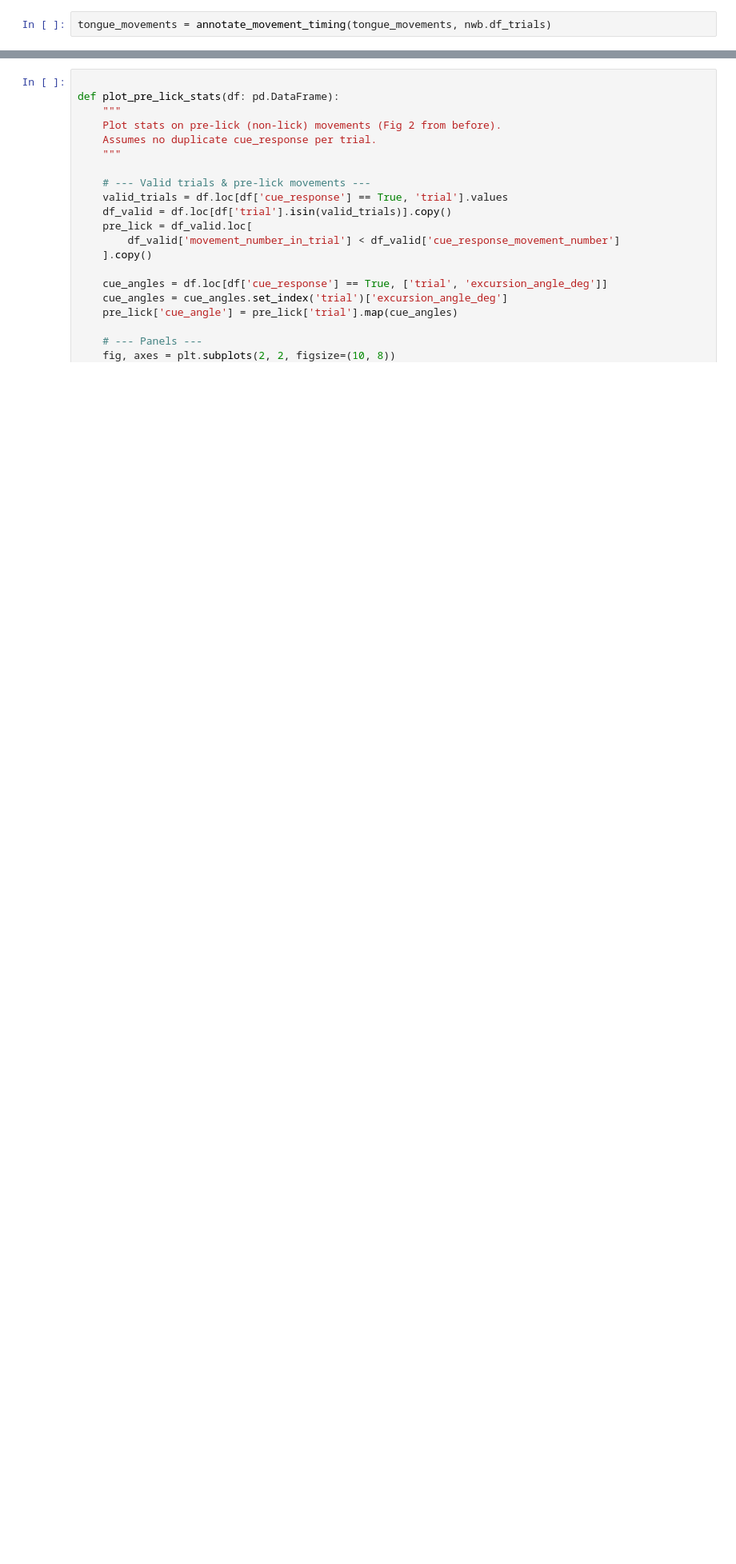
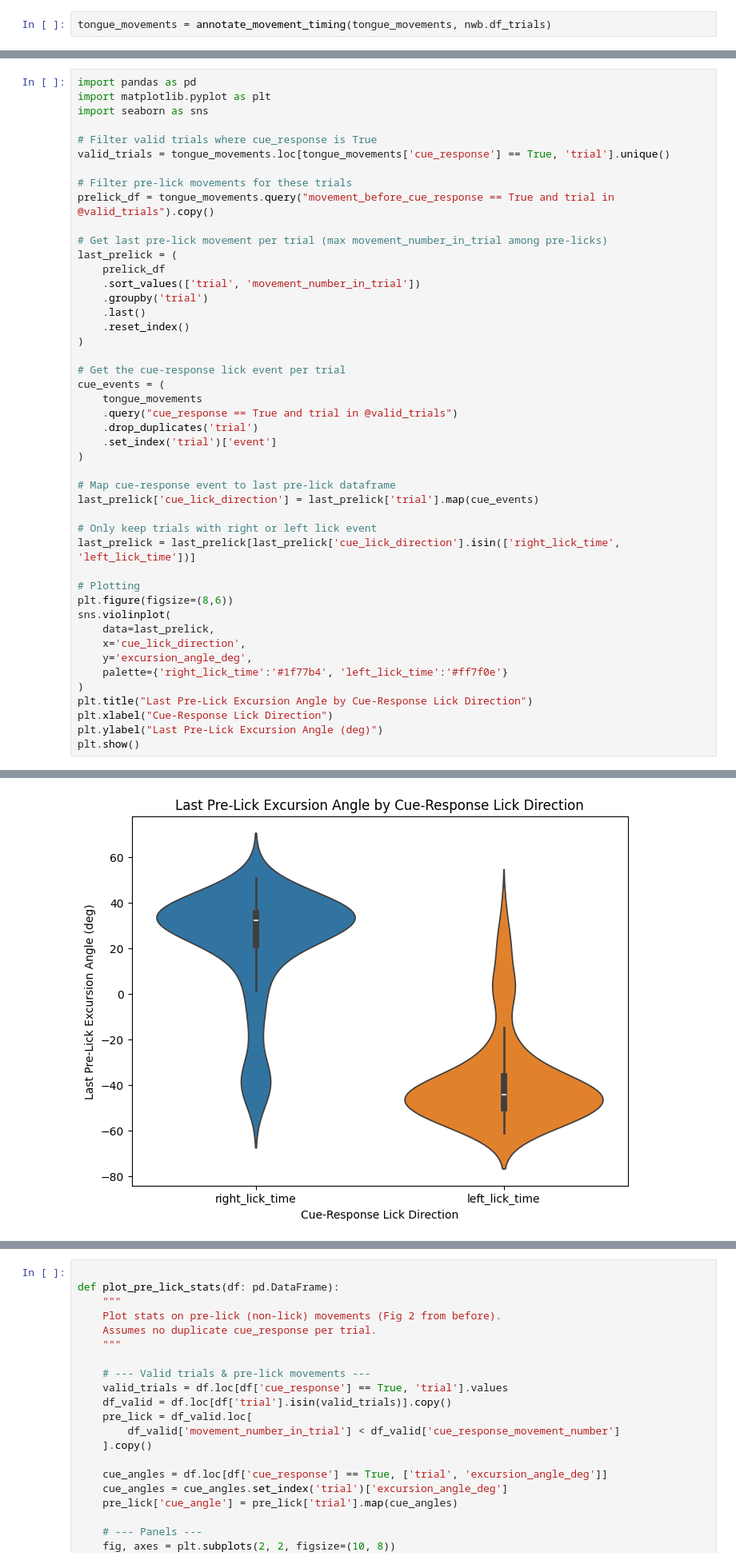
Before and after one commit to 1mattbecker/kinematics_analysis, a Jupyter notebook: code/tongue_kinematics_cueresponse.ipynb, the cells around one changed output, grey strips where cells are left out. Shown at 80% size. Saved outputs shown, nothing was run; the diff lists cells and outputs as text; blank space fills up the shorter version.

```diff
--- a/code/tongue_kinematics_cueresponse.ipynb
+++ b/code/tongue_kinematics_cueresponse.ipynb
@@ -1092,0 +1388,47 @@ def plot_latency_distributions(df: pd.DataFrame):
+# %%
+import pandas as pd
+import matplotlib.pyplot as plt
+import seaborn as sns
+
+# Filter valid trials where cue_response is True
+valid_trials = tongue_movements.loc[tongue_movements['cue_response'] == True, 'trial'].unique()
+
+# Filter pre-lick movements for these trials
+prelick_df = tongue_movements.query("movement_before_cue_response == True and trial in @valid_trials").copy()
+
+# Get last pre-lick movement per trial (max movement_number_in_trial among pre-licks)
+last_prelick = (
+    prelick_df
+    .sort_values(['trial', 'movement_number_in_trial'])
+    .groupby('trial')
+    .last()
+    .reset_index()
+)
+
+# Get the cue-response lick event per trial
+cue_events = (
+    tongue_movements
+    .query("cue_response == True and trial in @valid_trials")
+    .drop_duplicates('trial')
+    .set_index('trial')['event']
+)
+
+# Map cue-response event to last pre-lick dataframe
+last_prelick['cue_lick_direction'] = last_prelick['trial'].map(cue_events)
+
+# Only keep trials with right or left lick event
+last_prelick = last_prelick[last_prelick['cue_lick_direction'].isin(['right_lick_time', 'left_lick_time'])]
+
+# Plotting
+plt.figure(figsize=(8,6))
+sns.violinplot(
+    data=last_prelick,
+    x='cue_lick_direction',
+    y='excursion_angle_deg',
+    palette={'right_lick_time':'#1f77b4', 'left_lick_time':'#ff7f0e'}
+)
+plt.title("Last Pre-Lick Excursion Angle by Cue-Response Lick Direction")
+plt.xlabel("Cue-Response Lick Direction")
+plt.ylabel("Last Pre-Lick Excursion Angle (deg)")
+plt.show()
+# %% [output]
@@ -1092,0 +1438 @@ def plot_latency_distributions(df: pd.DataFrame):
+[figure, added]
```
Also changed, not shown: parts of 17 cells of this notebook.
